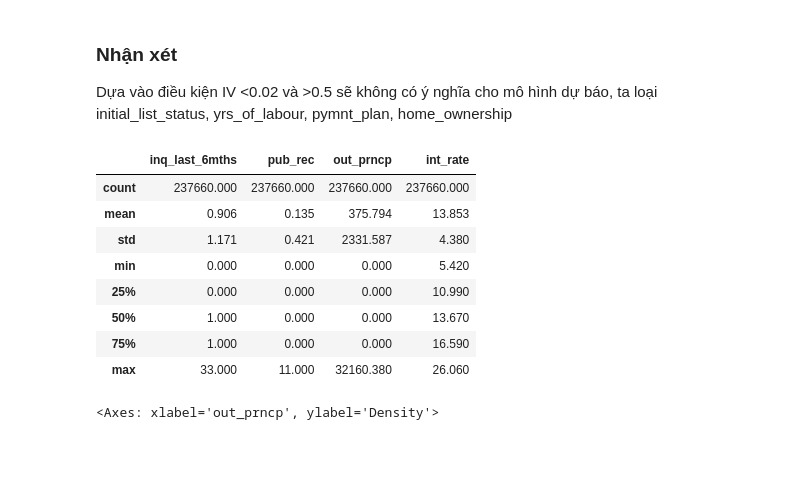
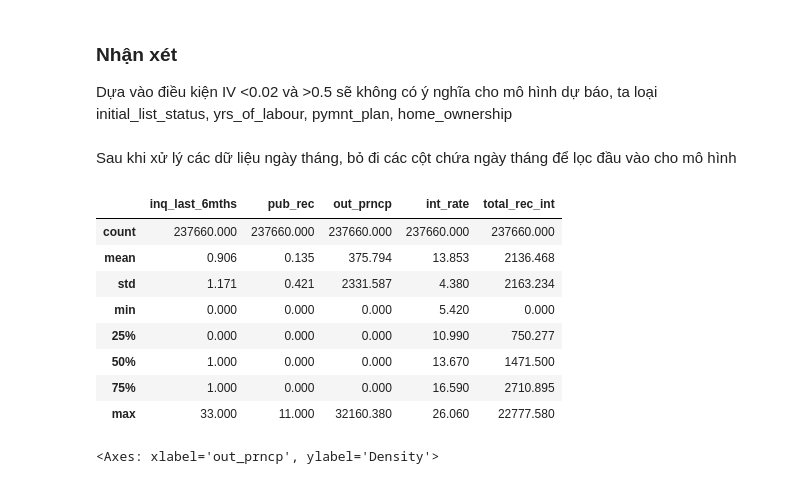
Before and after one commit to tnt305/Creditcard-default-prediction, a Jupyter notebook: credit score describe data.ipynb, the cells around one changed output. Cells and saved outputs as stored; diff of their text form; code cells hidden in the pictures; blank space fills up the shorter version.

```diff
--- a/credit score describe data.ipynb
+++ b/credit score describe data.ipynb
@@ -15,6 +24,6 @@ df = pd.read_csv(r'E:\learn st new\Credit score\loan_data_preprocess.csv', low_m
 # %%
 # nhóm các biến đầu vào và đầu ra thành các dataframe
-input = df
+input = df.drop(columns = ['policy_code', 'application_type'])
 output = df['loan_ending']
 # %% [markdown]
 ## THỐNG KÊ MÔ TẢ
@@ -121,6 +132,7 @@ sns.heatmap(data= input[num_col].corr(), annot = True)
 # %%
 # Drop các columns có correlation cao
-input = input.drop(columns = ['installment', 'total_pymnt','total_pymnt_inv','total_rec_prncp', 'total_rec_int', 'collection_recovery_fee','total_acc','sub_grade'])
+input = input.drop(columns = ['installment', 'total_pymnt','total_pymnt_inv','total_rec_prncp'
+                              ,'out_prncp_inv', 'collection_recovery_fee','total_acc','sub_grade'])
 # %%
 default_count = (output.value_counts(normalize=True)*100)
 default_count.plot.bar(figsize=(6,6), color =['g','r'])
@@ -232,2 +245,4 @@ input['mths_since_last_pymnt_day'] = round(pd.to_numeric(df3/np.timedelta64(1,'M
+# %% [markdown]
+Sau khi xử lý các dữ liệu ngày tháng, bỏ đi các cột chứa ngày tháng để lọc đầu vào cho mô hình
 # %%
 #Sau khi xử lý các dữ liệu ngày tháng, bỏ đi các cột chứa ngày tháng để lọc đầu vào cho mô hình
@@ -235,16 +249,16 @@ input['mths_since_last_pymnt_day'] = round(pd.to_numeric(df3/np.timedelta64(1,'M
 input = input.drop(columns = ['issue_d','last_credit_pull_d','last_pymnt_d'])
 # %%
-input[['inq_last_6mths','pub_rec', 'out_prncp','int_rate']].describe()
+input[['inq_last_6mths','pub_rec', 'out_prncp','int_rate','total_rec_int']].describe()
 # %% [output]
-|  | inq_last_6mths | pub_rec | out_prncp | int_rate |
-| count | 237660.000 | 237660.000 | 237660.000 | 237660.000 |
-| mean | 0.906 | 0.135 | 375.794 | 13.853 |
-| std | 1.171 | 0.421 | 2331.587 | 4.380 |
-| min | 0.000 | 0.000 | 0.000 | 5.420 |
-| 25% | 0.000 | 0.000 | 0.000 | 10.990 |
-| 50% | 1.000 | 0.000 | 0.000 | 13.670 |
-| 75% | 1.000 | 0.000 | 0.000 | 16.590 |
-| max | 33.000 | 11.000 | 32160.380 | 26.060 |
+|  | inq_last_6mths | pub_rec | out_prncp | int_rate | total_rec_int |
+| count | 237660.000 | 237660.000 | 237660.000 | 237660.000 | 237660.000 |
+| mean | 0.906 | 0.135 | 375.794 | 13.853 | 2136.468 |
+| std | 1.171 | 0.421 | 2331.587 | 4.380 | 2163.234 |
+| min | 0.000 | 0.000 | 0.000 | 5.420 | 0.000 |
+| 25% | 0.000 | 0.000 | 0.000 | 10.990 | 750.277 |
+| 50% | 1.000 | 0.000 | 0.000 | 13.670 | 1471.500 |
+| 75% | 1.000 | 0.000 | 0.000 | 16.590 | 2710.895 |
+| max | 33.000 | 11.000 | 32160.380 | 26.060 | 22777.580 |
 # %%
 plt.figure(figsize = (10,5))
 sns.kdeplot(data = input[(input['inq_last_6mths']< 5) &(input['inq_last_6mths'] >0) ], x ='inq_last_6mths', hue ='loan_ending')
```
Also changed, not shown: parts of 37 cells of this notebook, 1 other file.
